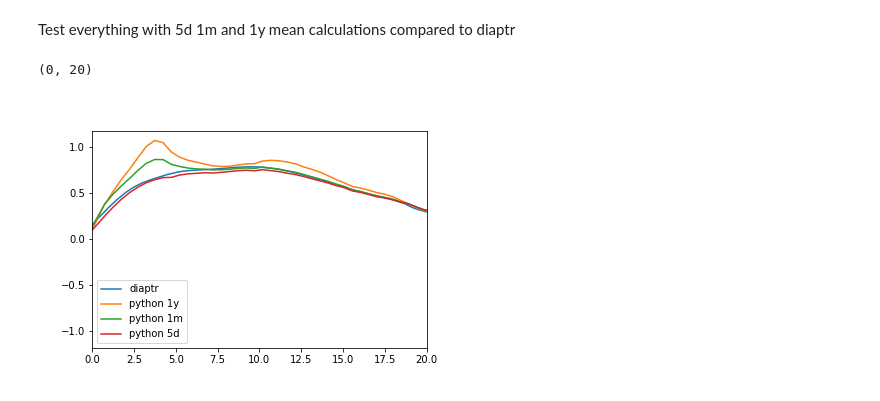
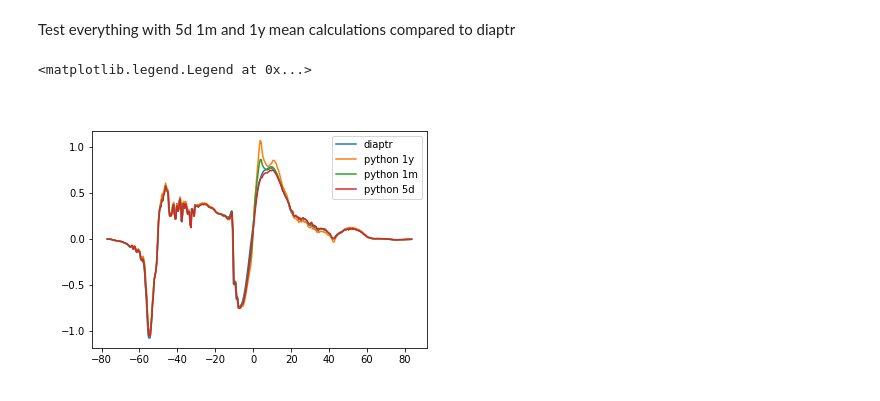
Before and after one commit to marimpacheco/notebooks, a Jupyter notebook: northward_heat_transport-diaptr_vs_cdftools.ipynb, the cells around one changed output. Saved outputs shown, nothing was run; the diff lists cells and outputs as text; code cells hidden in the pictures.

```diff
--- a/northward_heat_transport-diaptr_vs_cdftools.ipynb
+++ b/northward_heat_transport-diaptr_vs_cdftools.ipynb
@@ -104,10 +104,10 @@ trans_pac_5d = (trans_vert_5d * basins['tmaskpac'][0:-1,:]).sum('x') / 1e15
 # %%
 plt.plot(diaptr_o['nav_lat_gznl'].isel(x_gznl=500), diaptr_o['sopht_vt_pac'].isel(x_gznl=500).mean('time_counter'), label='diaptr')
 plt.plot(trans_1y['nav_lat'].isel(x=500), trans_pac_1y, label='python 1y')
 plt.plot(trans_1y['nav_lat'].isel(x=500), trans_pac_1m.mean('time_counter'), label='python 1m')
 plt.plot(trans_1y['nav_lat'].isel(x=500), trans_pac_5d.mean('time_counter'), label='python 5d')
 plt.legend()
-plt.xlim(0, 20)
+#plt.xlim(0, 20)
 # %% [output]
-(0, 20)
+<matplotlib.legend.Legend at 0x...>
-[figure, old version]
+[figure, new version]
```
Also changed, not shown: 1 other file.
